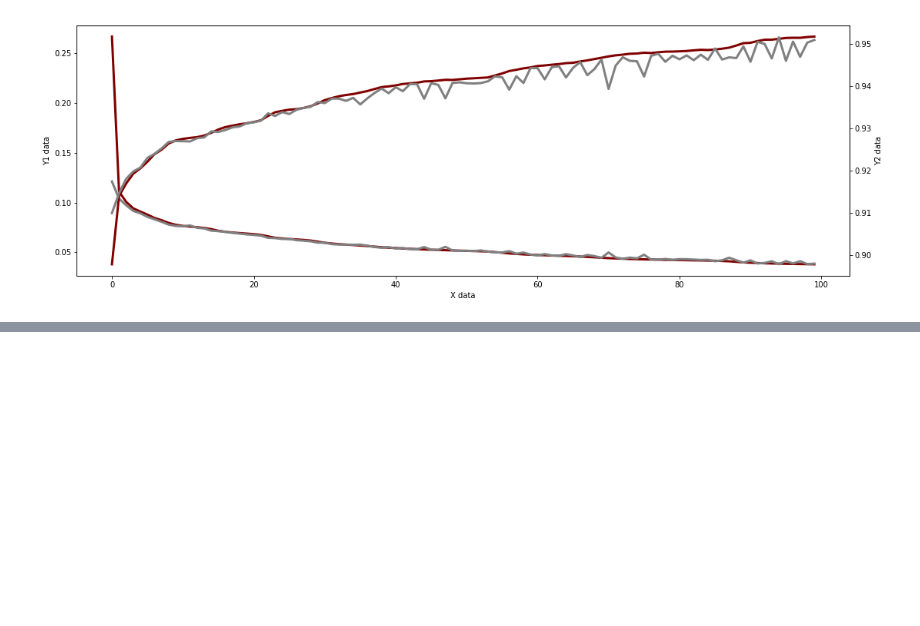
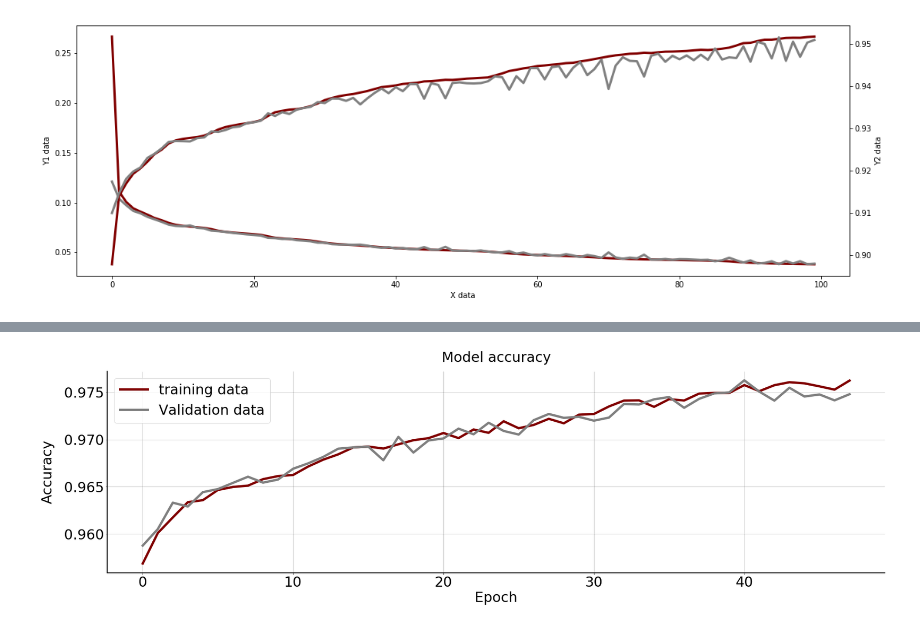
Before and after one commit to francovm/SSE, a Jupyter notebook: notebooks/16-Loss&acc_plots.ipynb, the cells around one changed output, grey strips where cells are left out. Cells and saved outputs as stored; diff of their text form; code cells hidden in the pictures; blank space fills up the shorter version.

```diff
--- a/notebooks/16-Loss&acc_plots.ipynb
+++ b/notebooks/16-Loss&acc_plots.ipynb
@@ -102,0 +111,4 @@ plt.show()
+# %%
+# load  dataset
+df2 = pd.read_csv('/home/francovm/Projects/SSE/data/Visualization/Data/Binary_clasifier_LSTM_SSE_40window_final.csv', sep=';', encoding='utf-8')
+df2.head()
@@ -102,0 +122,38 @@ plt.show()
+# %%
+# summarize history for accuracy
+plt.plot(df2['accuracy'].values,linewidth=5.0,color='maroon')
+plt.plot(df2['val_accuracy'].values,linewidth=5.0,color='gray')
+plt.title('Model accuracy',fontsize=30, ha="center",pad=20)
+plt.ylabel('Accuracy',fontsize=30,labelpad=20)
+plt.xlabel('Epoch',fontsize=30)
+plt.legend(['training data', 'Validation data'], loc='upper left',fontsize=30)
+
+# Get current size
+fig_size = plt.rcParams["figure.figsize"]
+#  Set figure width to 18 and height to 4
+fig_size[0] = 30
+fig_size[1] = 8
+plt.rcParams["figure.figsize"] = fig_size
+
+ax = plt.subplot()
+
+#removing top and right borders
+ax.spines['top'].set_visible(False)
+ax.spines['right'].set_visible(False)
+
+plt.xticks(fontsize=25)
+plt.yticks(fontsize=25)
+# set the grid on
+plt.rc('grid', linestyle="-", color='black',alpha='0.3')
+plt.grid(True)
+ax = plt.gca()
+ax.tick_params(axis = 'both', which = 'major', labelsize = 30)
+ax.tick_params(axis = 'both', which = 'minor', labelsize = 30)
+
+for axis in ['top','bottom','left','right']:
+    ax.spines[axis].set_linewidth(2)
+# plt.axhline(y=0.952, color='r', linestyle='-')
+
+plt.show()
+# %% [output]
+[figure, added]
```
Also changed, not shown: parts of 5 cells of this notebook, 7 other files.
